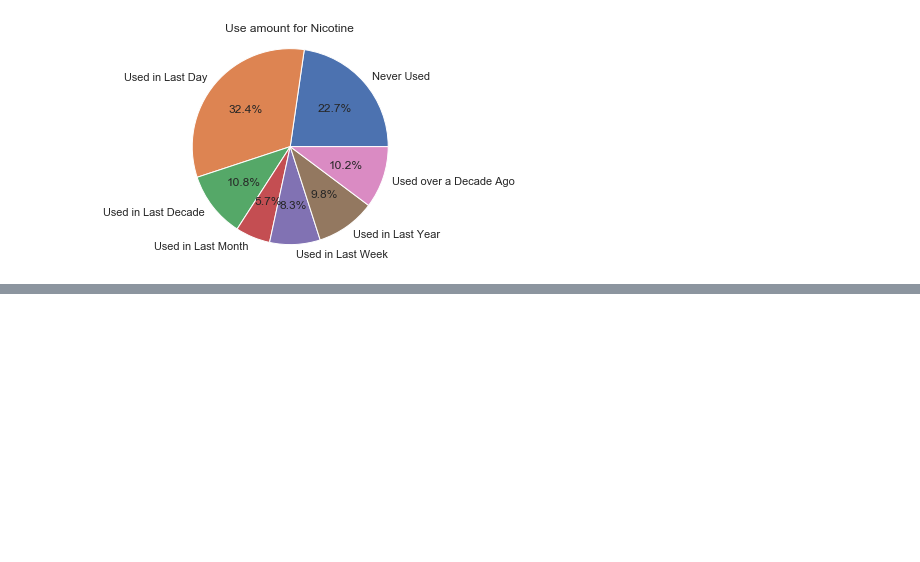
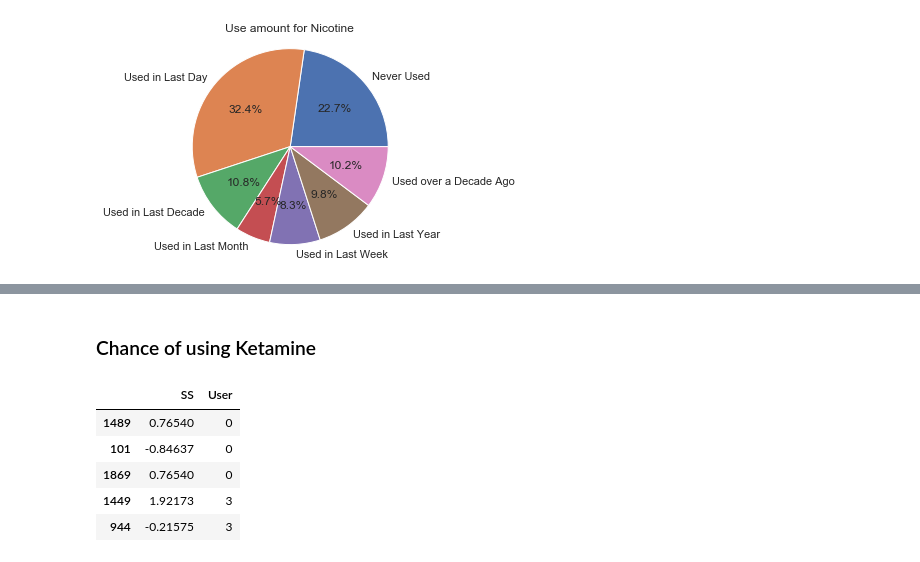
Before and after one commit to FearlessClock/PythonDataAnalyste, a Jupyter notebook: Drug consumption.ipynb, the cells around one changed output, grey strips where cells are left out. Saved outputs shown, nothing was run; the diff lists cells and outputs as text; code cells hidden in the pictures; blank space fills up the shorter version.

```diff
--- a/Drug consumption.ipynb
+++ b/Drug consumption.ipynb
@@ -428,0 +425,2 @@ Name: Ref, Length: 77, dtype: int64
+# %% [markdown]
+### Chance of using Ketamine
@@ -428,0 +446,14 @@ Name: Ref, Length: 77, dtype: int64
+# %%
+ketamineUseSerie = drugs.copy()
+ketamineUseSerie = ketamineUseSerie.drop(columns=['Alcohol', 'Amphet', 'Amyl', 'Benzos', 'Caff', 'Cannabis', 'Choc', 'Coke', 'Crack',
+                       'Ecstasy',  'Heroin', 'Legalh', 'LSD', 'Meth', 'Mushrooms', 'Nicotine', 'Semeron', 'VSA'])
+ketamineUseSerie["User"] = ketamineUseSerie.Ketamine.apply(IsUser)
+ketamineUseSerie = ketamineUseSerie.drop(columns=['Education', 'Gender','Age','Ketamine', 'Ref', 'Country', 'Ethnicity', 'Nscore', 'Escore', 'Oscore', 'Ascore', 'Cscore','Impulsive'])
+ketamineUseSerie.sample(5)
+# %% [output]
+|  | SS | User |
+| 1489 | 0.76540 | 0 |
+| 101 | -0.84637 | 0 |
+| 1869 | 0.76540 | 0 |
+| 1449 | 1.92173 | 3 |
+| 944 | -0.21575 | 3 |
```
Also changed, not shown: parts of 19 cells of this notebook.
